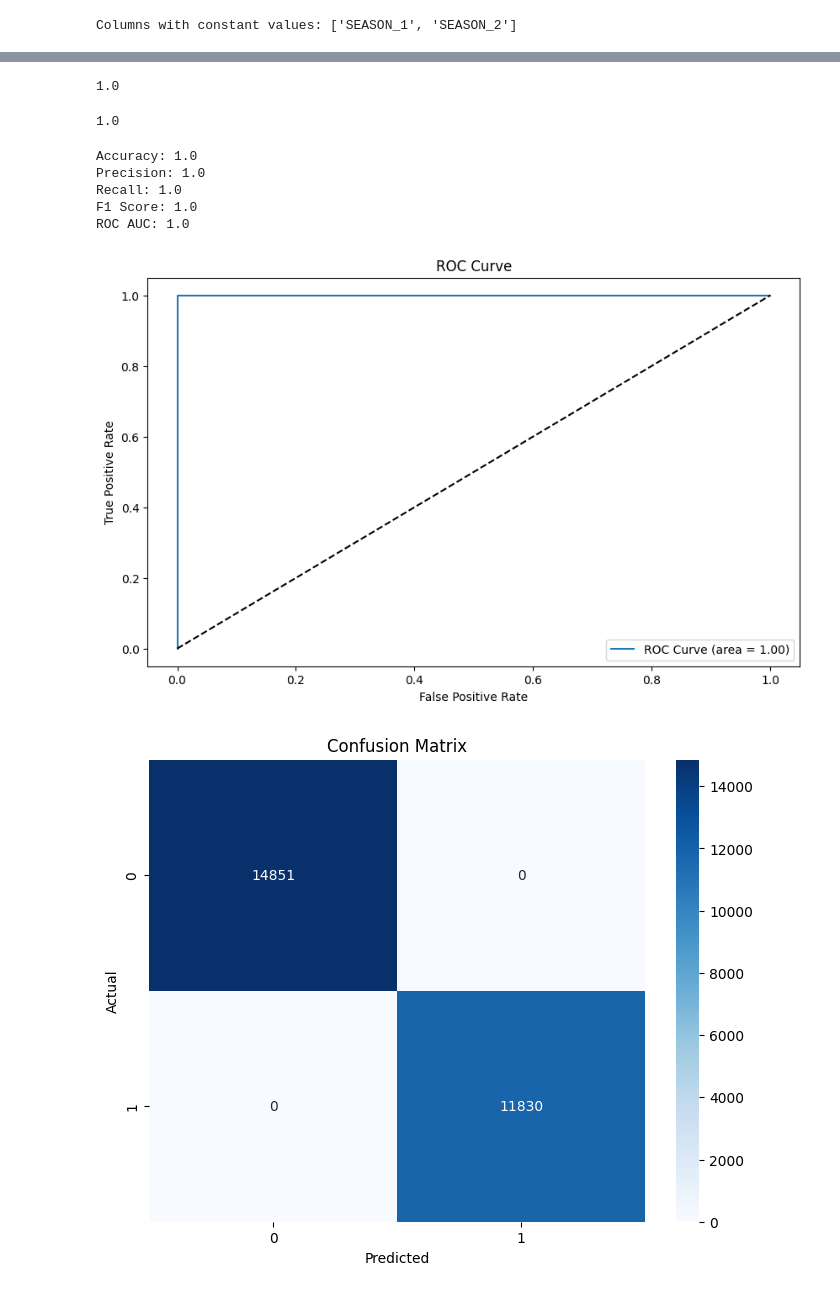
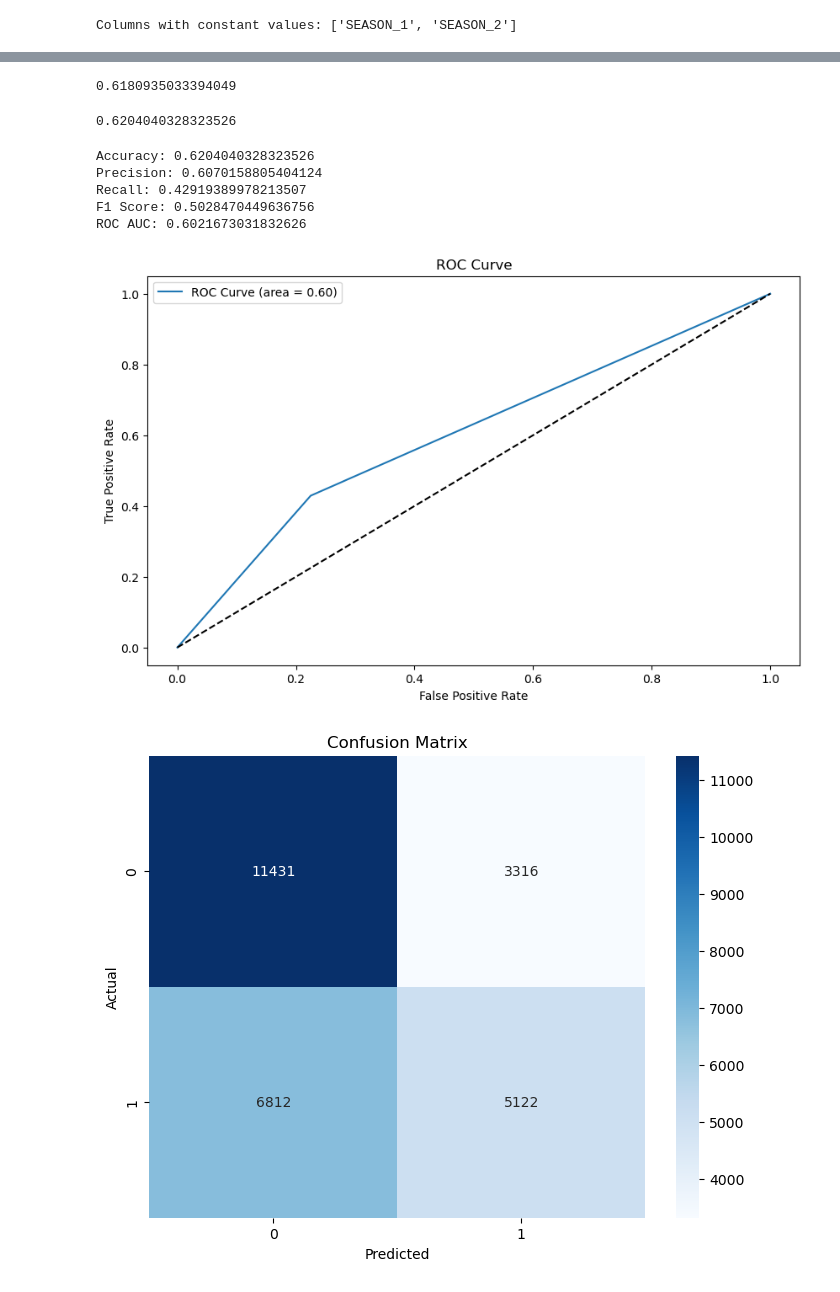
Before and after one commit to BigBabik/Shotpred, a Jupyter notebook: notebooks/dataworks.ipynb, the cells around one changed output, grey strips where cells are left out. Saved outputs shown, nothing was run; the diff lists cells and outputs as text; code cells hidden in the pictures.

Commit message:
צחקתי את עמודות : season_1 , season_2 , event_type

```diff
--- a/notebooks/dataworks.ipynb
+++ b/notebooks/dataworks.ipynb
@@ -1,13 +1,15 @@
 # %%
 import os
 
-HOME_DIR = '/Users/yoav/Documents/Yoav/CS/20936 - DS Project/Shotpred'
+#HOME_DIR = '/Users/yoav/Documents/Yoav/CS/20936 - DS Project/Shotpred'
+HOME_DIR = '/Users/home/Shotpred'
+
 DATA_DIR = os.path.join(HOME_DIR, 'data')
 EXT_DATA_DIR = os.path.join(DATA_DIR, 'External')
 INT_DATA_DIR = os.path.join(DATA_DIR, 'Internal')
 
 import sys
-sys.path.append("/Users/yoav/Documents/Yoav/CS/20936 - DS Project/Shotpred/utils")
+sys.path.append("/Users/home/Shotpred/utils")
 # %%
 import pandas as pd
 import os
@@ -243,6 +245,7 @@ print("Columns with constant values:", constant_columns)
 Columns with constant values: ['SEASON_1', 'SEASON_2']
 # %%
 # IMPLEMENT - DROP THE CONSTANT COLS, DEFINITELY SEASON_1
+for_pred = for_pred.drop(['SEASON_1','SEASON_2','EVENT_TYPE'],axis =1)
 # %%
 for_pred
 # %% [output]
@@ -362,16 +371,16 @@ test_pred = logistic_model.predict(X_test)
 # %%
 accuracy_score(y_test, test_pred)
 # %% [output]
-1.0
+0.6180935033394049
 # %%
 accuracy_score(y_val, y_val_pred)
 # %% [output]
-1.0
+0.6204040328323526
 # %%
 
 
 # Convert predicted probabilities to binary outcomes
-y_val_pred_logistic_binary = (y_val_pred_logistic > 0.5).astype(int)
+y_val_pred_logistic_binary = (y_val_pred > 0.5).astype(int)
 
 # Calculate metrics
 accuracy = accuracy_score(y_val, y_val_pred)
@@ -380,40 +389,40 @@ recall = recall_score(y_val, y_val_pred)
 f1 = f1_score(y_val, y_val_pred)
 roc_auc = roc_auc_score(y_val, y_val_pred)
 
 # Print metrics
 print(f"Accuracy: {accuracy}")
 print(f"Precision: {precision}")
 print(f"Recall: {recall}")
 print(f"F1 Score: {f1}")
 print(f"ROC AUC: {roc_auc}")
 
 # Plot ROC curve
 fpr, tpr, _ = roc_curve(y_val, y_val_pred)
 plt.figure(figsize=(10, 6))
 plt.plot(fpr, tpr, label=f'ROC Curve (area = {roc_auc:.2f})')
 plt.plot([0, 1], [0, 1], 'k--')
 plt.xlabel('False Positive Rate')
 plt.ylabel('True Positive Rate')
 plt.title('ROC Curve')
 plt.legend(loc='best')
 plt.show()
 
 # Plot confusion matrix
 conf_matrix = confusion_matrix(y_val, y_val_pred)
 plt.figure(figsize=(8, 6))
 sns.heatmap(conf_matrix, annot=True, fmt='d', cmap='Blues')
 plt.xlabel('Predicted')
 plt.ylabel('Actual')
 plt.title('Confusion Matrix')
 plt.show()
 # %% [output]
-Accuracy: 1.0
-Precision: 1.0
-Recall: 1.0
-F1 Score: 1.0
-ROC AUC: 1.0
+Accuracy: 0.6204040328323526
+Precision: 0.6070158805404124
+Recall: 0.42919389978213507
+F1 Score: 0.5028470449636756
+ROC AUC: 0.6021673031832626
-[figure, old version]
+[figure, new version]
-[figure, old version]
+[figure, new version]
 # %%
 from sklearn.linear_model import Ridge
 from sklearn.metrics import mean_squared_error
```
Also changed, not shown: parts of 15 cells of this notebook, 1 other file.
